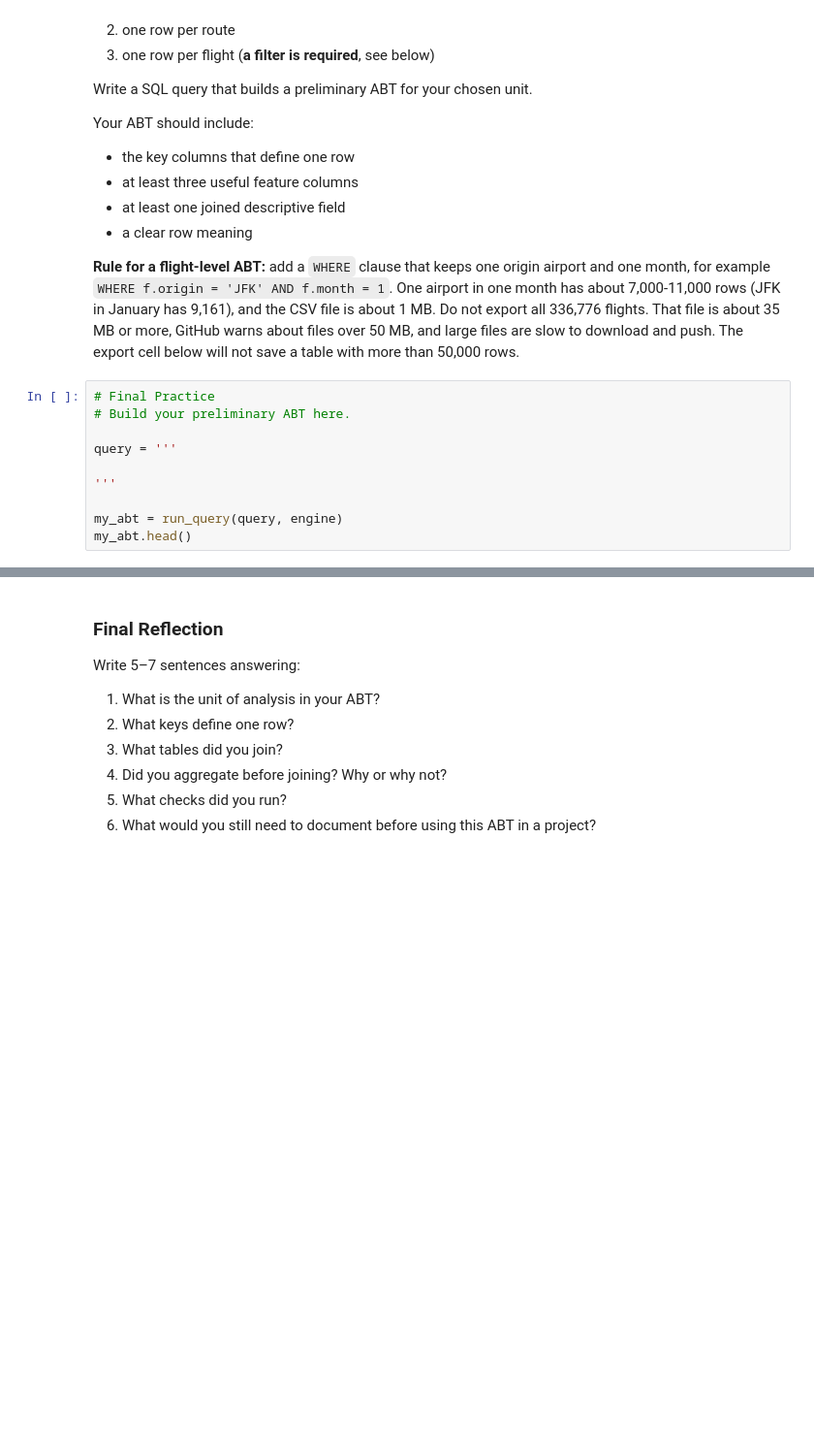
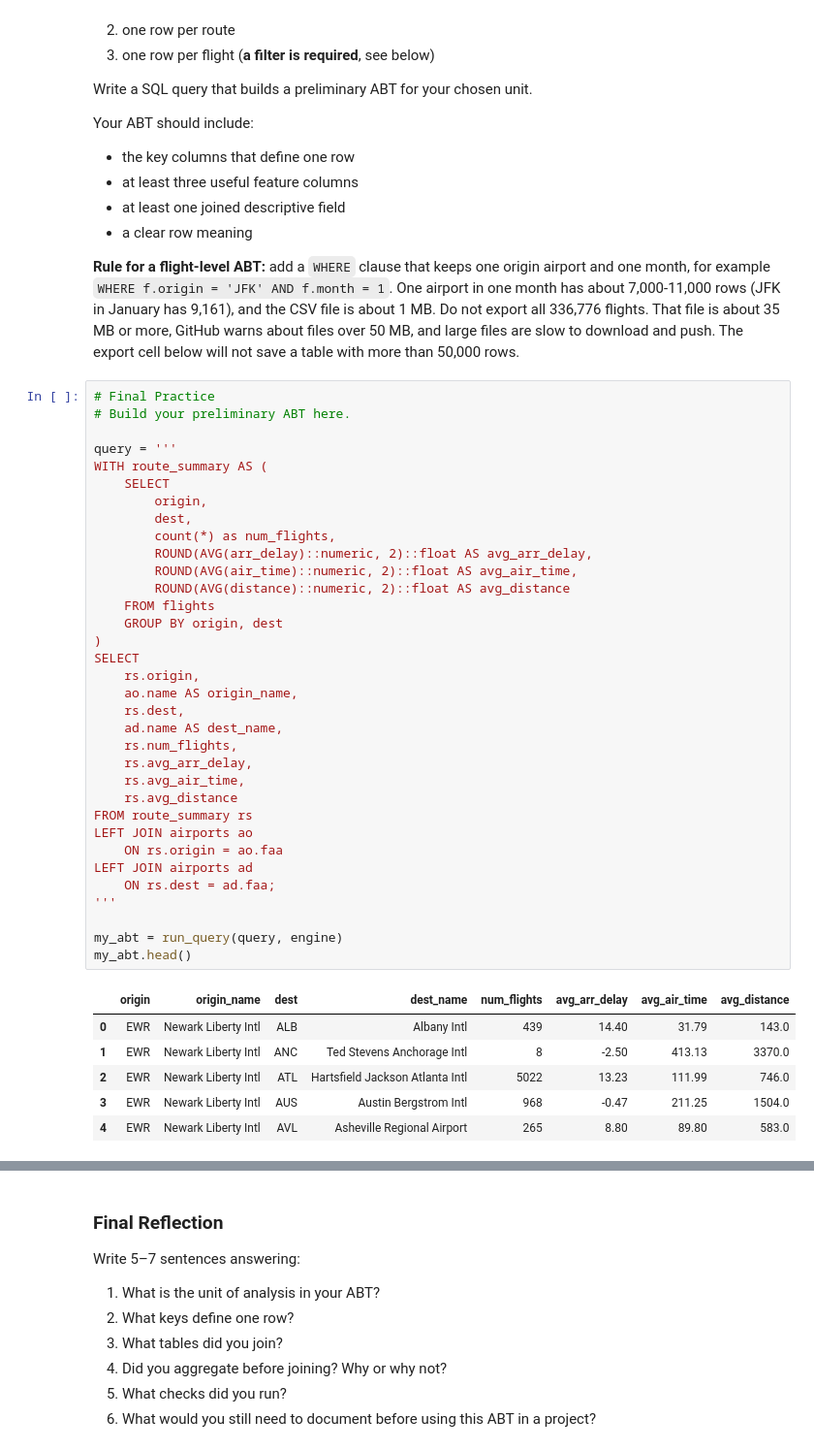
Before and after one commit to ovallemark/ban6003-week-09-10-ovalle, a Jupyter notebook: notebooks/module10_sql_joins_abt_guided_lab.ipynb, the cells around one changed output, grey strips where cells are left out. Shown at 97% size. Cells and saved outputs as stored; diff of their text form; blank space fills up the shorter version.

```diff
--- a/notebooks/module10_sql_joins_abt_guided_lab.ipynb
+++ b/notebooks/module10_sql_joins_abt_guided_lab.ipynb
@@ -675,13 +1070,44 @@ Your ABT should include:
 # %%
 # Final Practice
 # Build your preliminary ABT here.
 
 query = '''
-
+WITH route_summary AS (
+    SELECT
+        origin,
+        dest,
+        count(*) as num_flights,
+        ROUND(AVG(arr_delay)::numeric, 2)::float AS avg_arr_delay,
+        ROUND(AVG(air_time)::numeric, 2)::float AS avg_air_time,
+        ROUND(AVG(distance)::numeric, 2)::float AS avg_distance
+    FROM flights
+    GROUP BY origin, dest
+)
+SELECT
+    rs.origin,
+    ao.name AS origin_name,
+    rs.dest,
+    ad.name AS dest_name,
+    rs.num_flights,
+    rs.avg_arr_delay,
+    rs.avg_air_time,
+    rs.avg_distance
+FROM route_summary rs
+LEFT JOIN airports ao
+    ON rs.origin = ao.faa
+LEFT JOIN airports ad
+    ON rs.dest = ad.faa;
 '''
 
 my_abt = run_query(query, engine)
 my_abt.head()
+# %% [output]
+|  | origin | origin_name | dest | dest_name | num_flights | avg_arr_delay | avg_air_time | avg_distance |
+| 0 | EWR | Newark Liberty Intl | ALB | Albany Intl | 439 | 14.40 | 31.79 | 143.0 |
+| 1 | EWR | Newark Liberty Intl | ANC | Ted Stevens Anchorage Intl | 8 | -2.50 | 413.13 | 3370.0 |
+| 2 | EWR | Newark Liberty Intl | ATL | Hartsfield Jackson Atlanta Intl | 5022 | 13.23 | 111.99 | 746.0 |
+| 3 | EWR | Newark Liberty Intl | AUS | Austin Bergstrom Intl | 968 | -0.47 | 211.25 | 1504.0 |
+| 4 | EWR | Newark Liberty Intl | AVL | Asheville Regional Airport | 265 | 8.80 | 89.80 | 583.0 |
 # %%
 # Final Practice check 1
 # Check the shape of your ABT.
```
Also changed, not shown: parts of 31 cells of this notebook, 2 other files.
